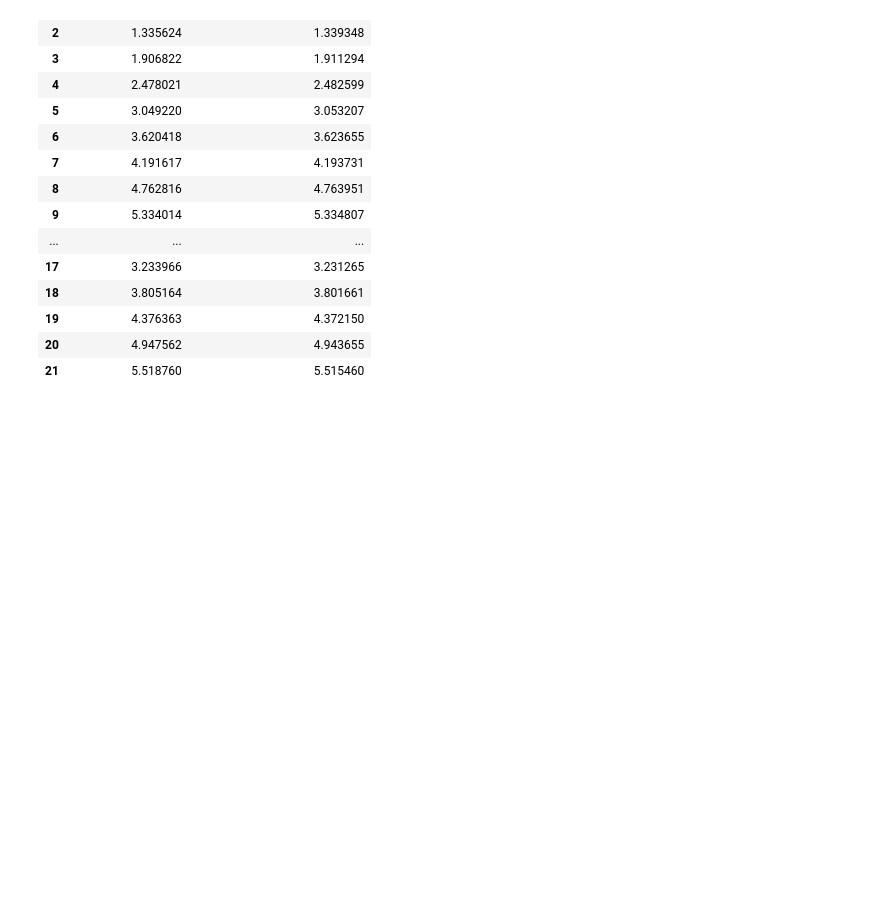
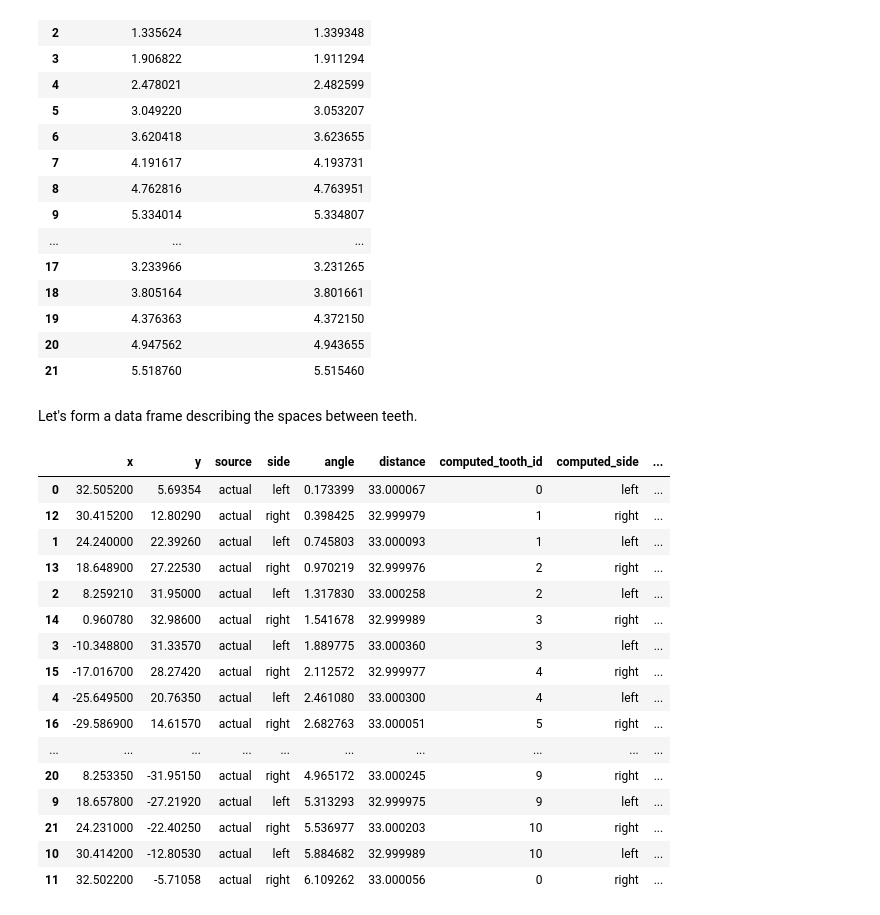
Before and after one commit to ivanlis/random_code, a Jupyter notebook: notebook/runout_method1.ipynb, the cells around one changed output. Saved outputs shown, nothing was run; the diff lists cells and outputs as text; code cells hidden in the pictures; blank space fills up the shorter version.

```diff
--- a/notebook/runout_method1.ipynb
+++ b/notebook/runout_method1.ipynb
@@ -358,3 +358,27 @@ pitchActual.loc[:,('involute_start_angle', 'computed_involute_start_angle')]
 #        var_name='angle_type', value_name='angle')
 # %%
 #sns.relplot(kind='scatter', x='angle', y='rb', hue='angle_type', data=pitchActual, height=8, aspect=2)
+# %% [markdown]
+Let's form a data frame describing the spaces between teeth.
+# %%
+pitchActual.sort_values(by='computed_involute_start_angle', inplace=True)
+# %%
+pitchActual
+# %% [output]
+|  | x | y | source | side | angle | distance | computed_tooth_id | computed_side | ... |
+| 0 | 32.505200 | 5.69354 | actual | left | 0.173399 | 33.000067 | 0 | left | ... |
+| 12 | 30.415200 | 12.80290 | actual | right | 0.398425 | 32.999979 | 1 | right | ... |
+| 1 | 24.240000 | 22.39260 | actual | left | 0.745803 | 33.000093 | 1 | left | ... |
+| 13 | 18.648900 | 27.22530 | actual | right | 0.970219 | 32.999976 | 2 | right | ... |
+| 2 | 8.259210 | 31.95000 | actual | left | 1.317830 | 33.000258 | 2 | left | ... |
+| 14 | 0.960780 | 32.98600 | actual | right | 1.541678 | 32.999989 | 3 | right | ... |
+| 3 | -10.348800 | 31.33570 | actual | left | 1.889775 | 33.000360 | 3 | left | ... |
+| 15 | -17.016700 | 28.27420 | actual | right | 2.112572 | 32.999977 | 4 | right | ... |
+| 4 | -25.649500 | 20.76350 | actual | left | 2.461080 | 33.000300 | 4 | left | ... |
+| 16 | -29.586900 | 14.61570 | actual | right | 2.682763 | 33.000051 | 5 | right | ... |
+| ... | ... | ... | ... | ... | ... | ... | ... | ... | ... |
+| 20 | 8.253350 | -31.95150 | actual | right | 4.965172 | 33.000245 | 9 | right | ... |
+| 9 | 18.657800 | -27.21920 | actual | left | 5.313293 | 32.999975 | 9 | left | ... |
+| 21 | 24.231000 | -22.40250 | actual | right | 5.536977 | 33.000203 | 10 | right | ... |
+| 10 | 30.414200 | -12.80530 | actual | left | 5.884682 | 32.999989 | 10 | left | ... |
+| 11 | 32.502200 | -5.71058 | actual | right | 6.109262 | 33.000056 | 0 | right | ... |
```
Also changed, not shown: parts of 3 cells of this notebook.
